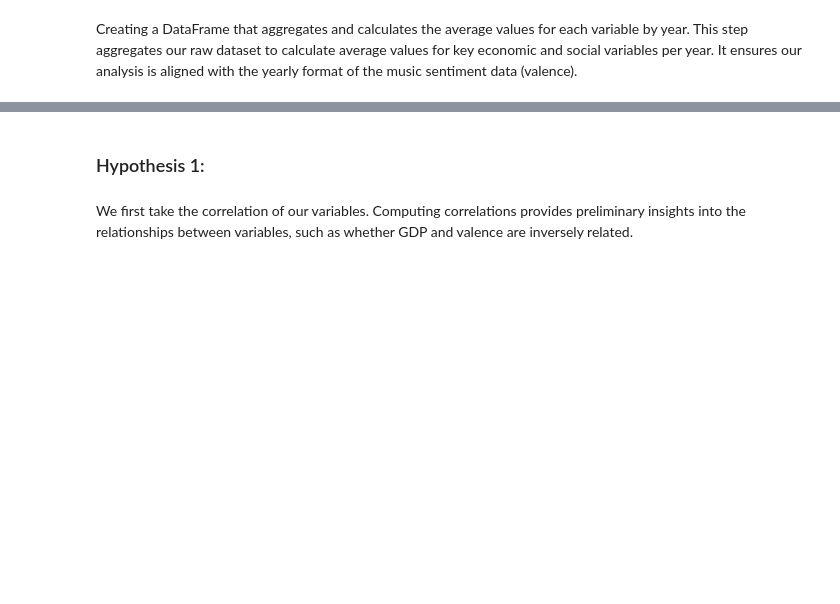
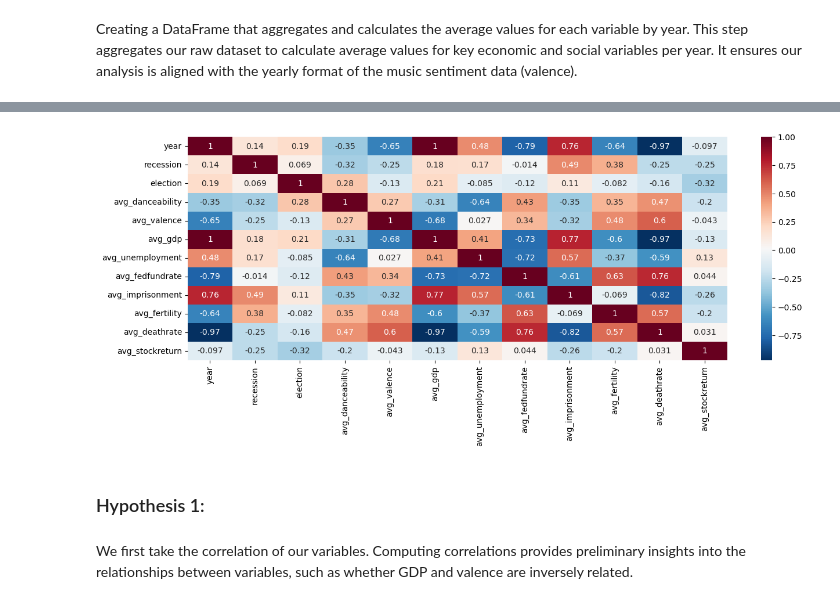
Before and after one commit to yp358/info2950-proj, a Jupyter notebook: phase4_sandy2.ipynb, the cells around one changed output, grey strips where cells are left out. Drawn from its saved outputs; the diff is of its cells as text; code cells hidden in the pictures; blank space fills up the shorter version.

```diff
--- a/phase4_sandy2.ipynb
+++ b/phase4_sandy2.ipynb
@@ -266,3 +284,8 @@ averagefinal
+# %%
+fig, ax = plt.subplots(figsize=(15, 5))
+heatmap = sns.heatmap(averagefinal.corr(numeric_only=True), cmap="RdBu_r", annot=True)
+# %% [output]
+[figure, added]
 # %% [markdown]
 ### Hypothesis 1:
 # %% [markdown]
```
Also changed, not shown: parts of 7 cells of this notebook.
